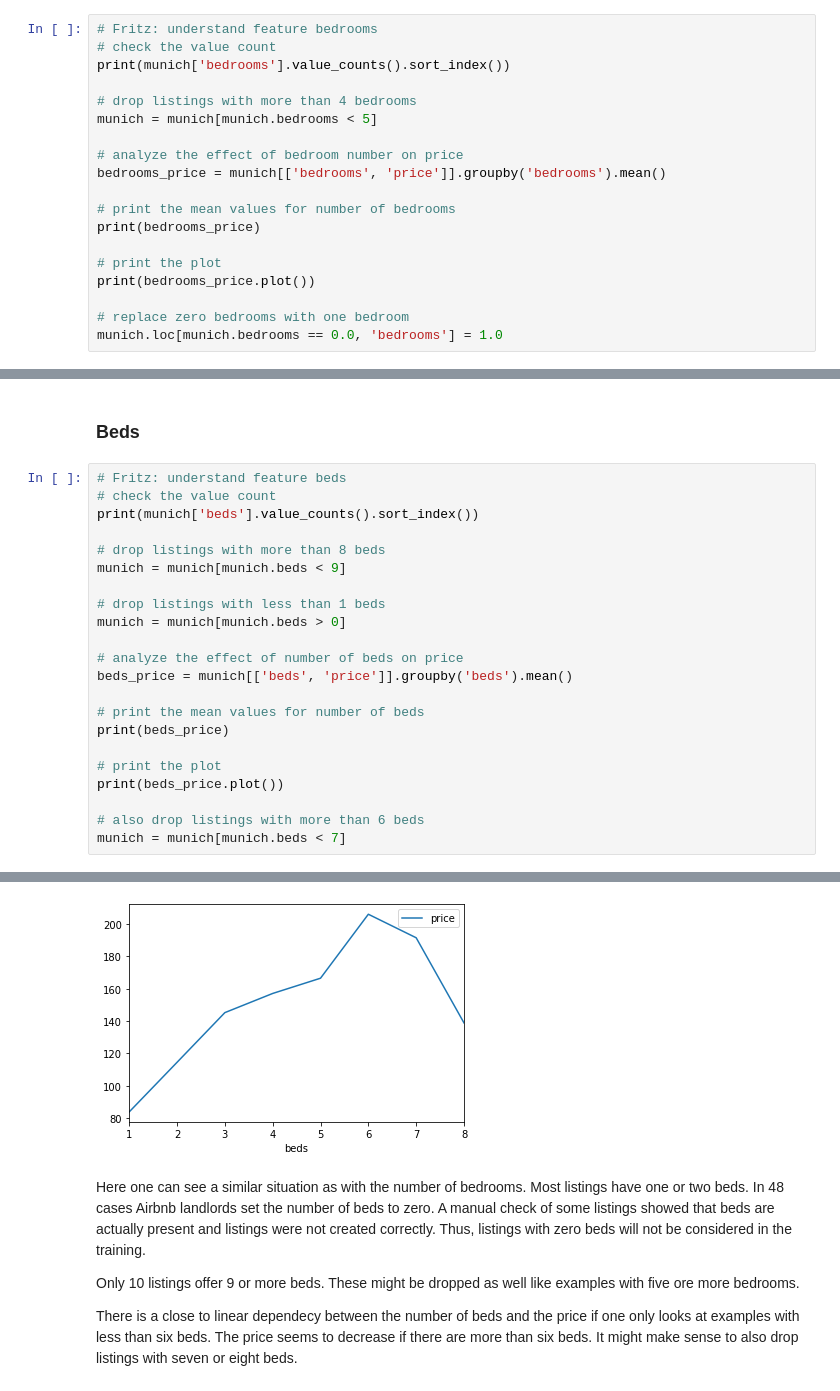
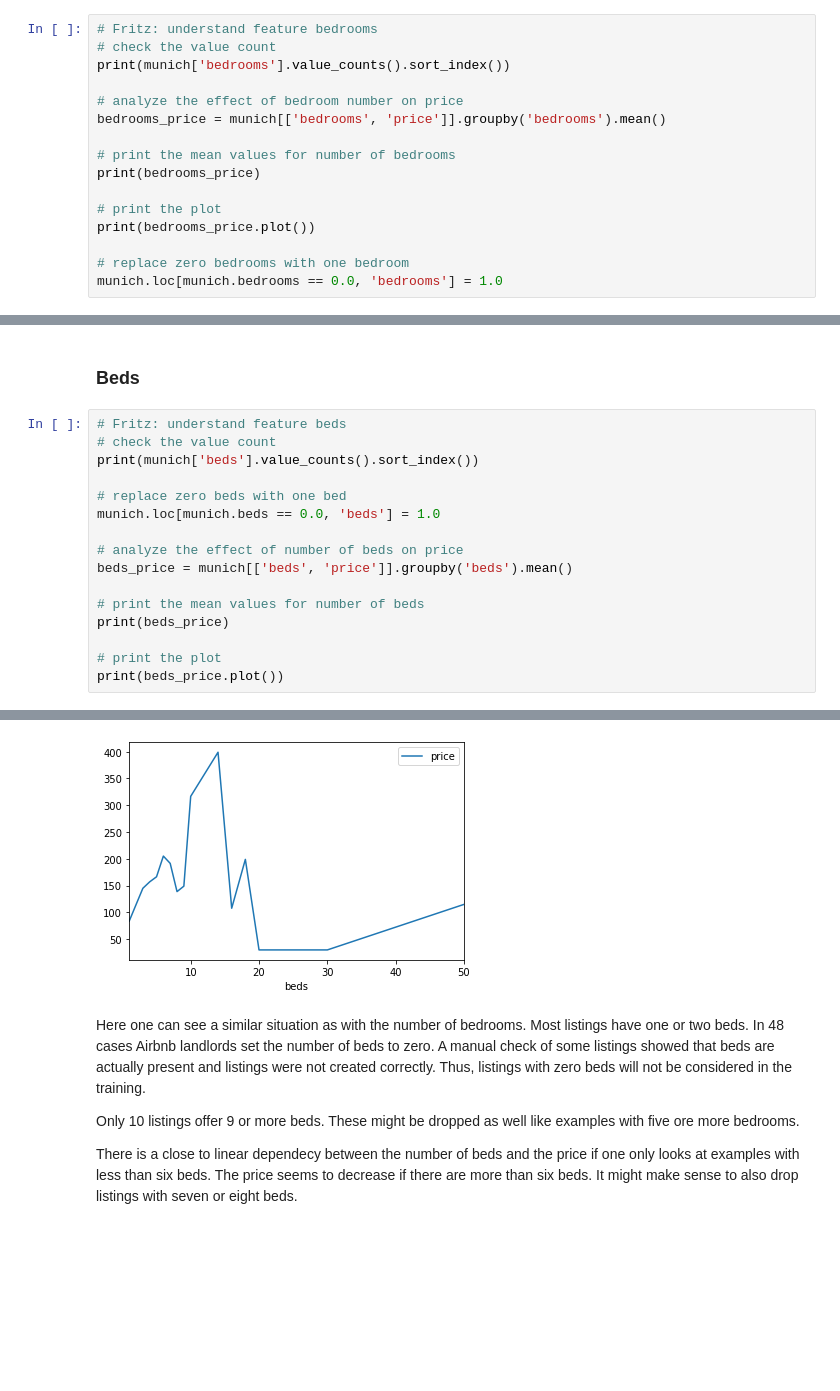
Before and after one commit to dschweim/DataMiningAirbnb, a Jupyter notebook: AirbnbMunich.ipynb, the cells around one changed output, grey strips where cells are left out. Cells and saved outputs as stored; diff of their text form; blank space fills up the shorter version.

```diff
--- a/AirbnbMunich.ipynb
+++ b/AirbnbMunich.ipynb
@@ -251,9 +252,6 @@ The further away a listing is from the centre of the city (Marienplatz), the les
 # Fritz: understand feature bedrooms
 # check the value count
 print(munich['bedrooms'].value_counts().sort_index())
-
-# drop listings with more than 4 bedrooms
-munich = munich[munich.bedrooms < 5]
 
 # analyze the effect of bedroom number on price
 bedrooms_price = munich[['bedrooms', 'price']].groupby('bedrooms').mean()
@@ -301,11 +296,8 @@ There is a clear linear dependency between number of bedrooms and price if one o
 # check the value count
 print(munich['beds'].value_counts().sort_index())
 
-# drop listings with more than 8 beds
-munich = munich[munich.beds < 9]
-
-# drop listings with less than 1 beds
-munich = munich[munich.beds > 0]
+# replace zero beds with one bed
+munich.loc[munich.beds == 0.0, 'beds'] = 1.0
 
 # analyze the effect of number of beds on price
 beds_price = munich[['beds', 'price']].groupby('beds').mean()
@@ -315,8 +307,5 @@ print(beds_price)
 
 # print the plot
 print(beds_price.plot())
-
-# also drop listings with more than 6 beds
-munich = munich[munich.beds < 7]
 # %% [output]
 0.0       48
@@ -338,5 +327,5 @@ munich = munich[munich.beds < 7]
 AxesSubplot(0.125,0.125;0.775x0.755)
-[figure, old version]
+[figure, new version]
 # %% [markdown]
 Here one can see a similar situation as with the number of bedrooms. Most listings have one or two beds. In 48 cases Airbnb landlords set the number of beds to zero. A manual check of some listings showed that beds are actually present and listings were not created correctly. Thus, listings with zero beds will not be considered in the training.
 
```
Also changed, not shown: parts of 14 cells of this notebook.
